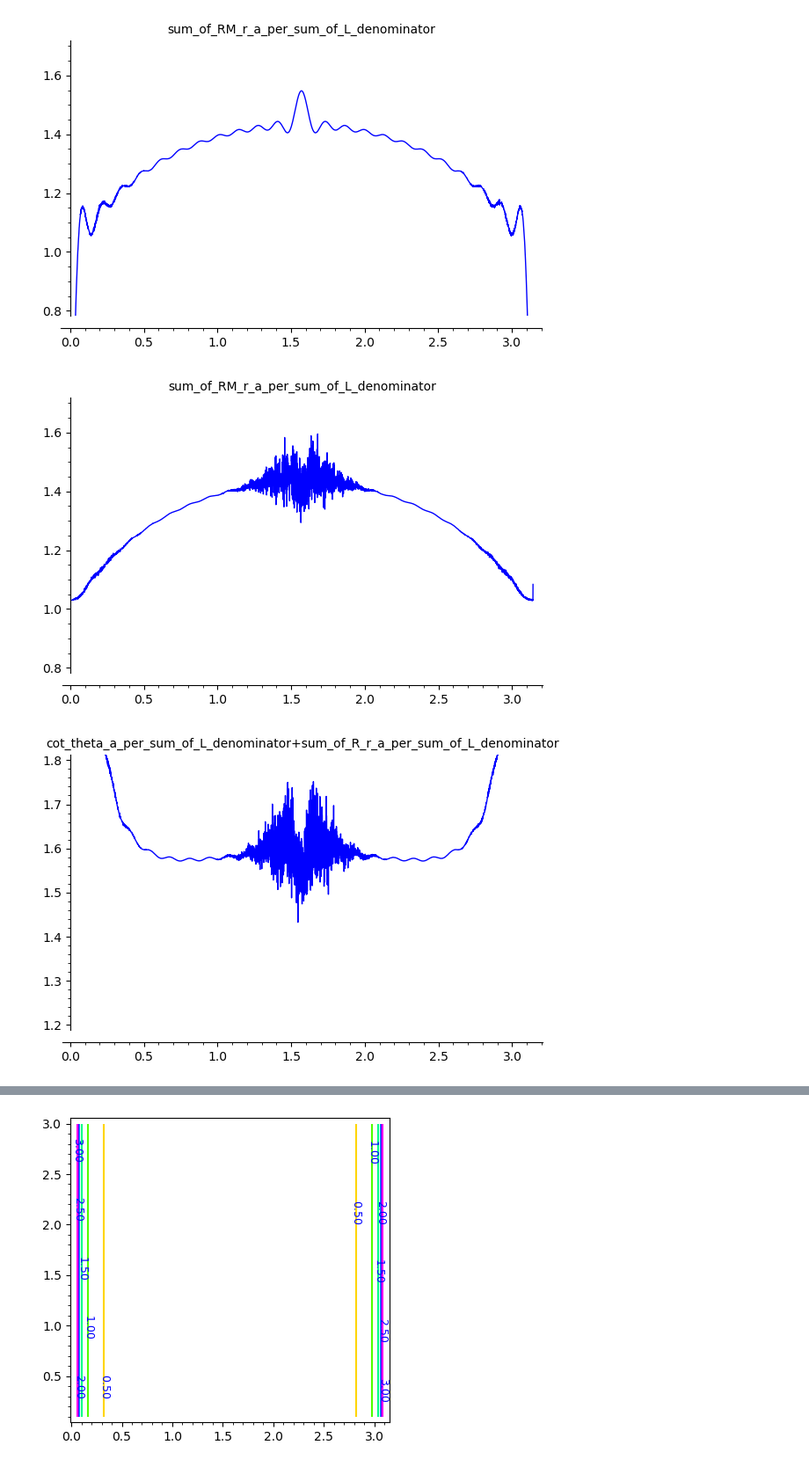
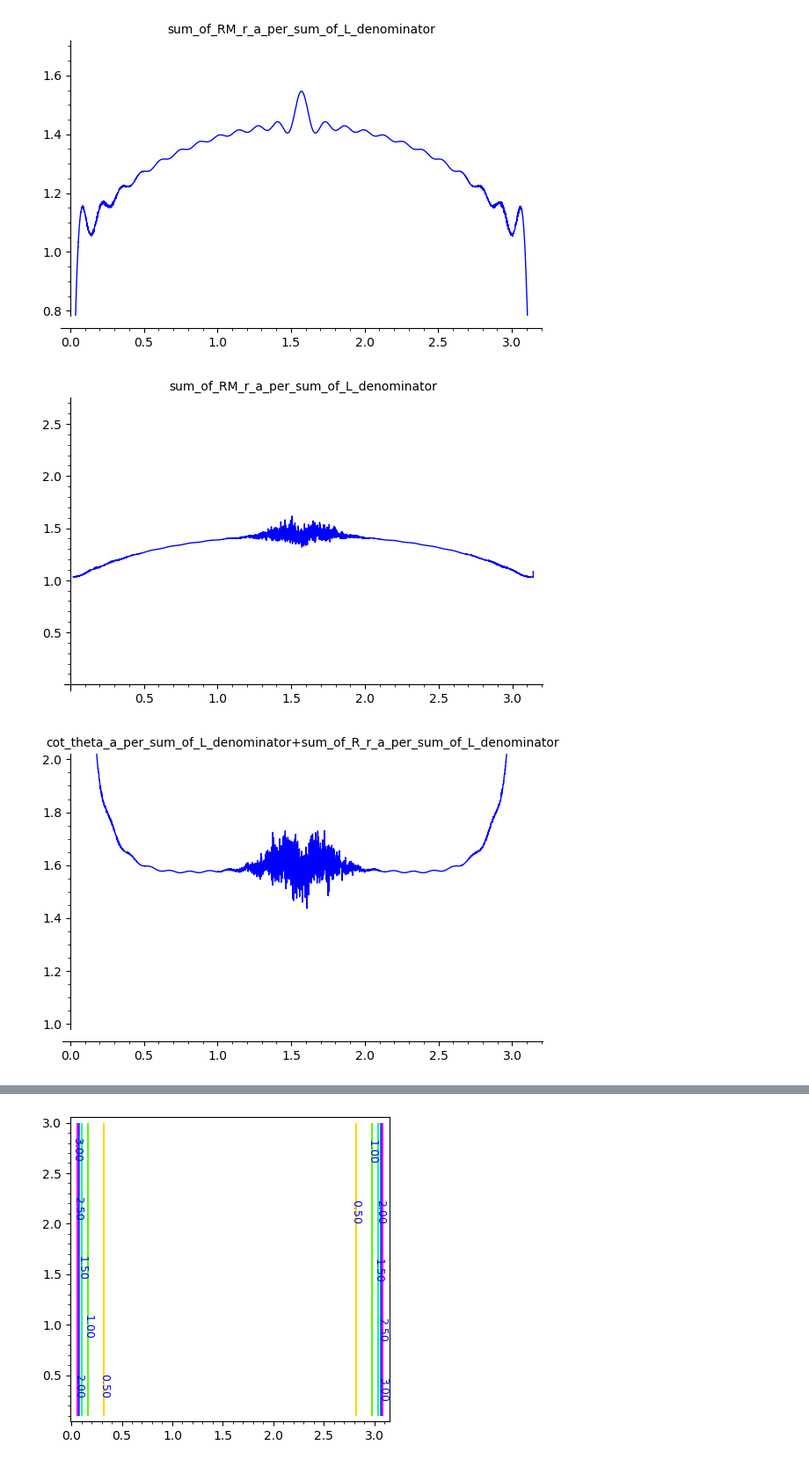
Before and after one commit to daju1/articles, a Jupyter notebook: electrostatic_vector_potential/Vector_potential_of_a_precessing_magnetic_dipole_in_spherical_coordinates.ipynb, the cells around one changed output, grey strips where cells are left out. Shown at 88% size. Cells and saved outputs as stored; diff of their text form; code cells hidden in the pictures.

```diff
--- a/electrostatic_vector_potential/Vector_potential_of_a_precessing_magnetic_dipole_in_spherical_coordinates.ipynb
+++ b/electrostatic_vector_potential/Vector_potential_of_a_precessing_magnetic_dipole_in_spherical_coordinates.ipynb
@@ -1667,15 +1697,15 @@ plot(sum_of_RM_r_a_per_L_denominator, theta_a, 0, pi,ymin=0.8,ymax=1.7).show(
 # %%
 sum_of_RM_r_a_per_sum_of_L_denominator = sum_of_RM_r_a/sum_of_L_denominator
 # %%
-plot(sum_of_RM_r_a_per_sum_of_L_denominator, theta_a, 0, pi,ymin=0.8,ymax=1.7).show(
+plot(sum_of_RM_r_a_per_sum_of_L_denominator, theta_a, 0, pi,ymin=0,ymax=2.7).show(
     title="sum_of_RM_r_a_per_sum_of_L_denominator")
 # %% [output]
-[figure, old version]
+[figure, new version]
 # %%
-plot(cot_theta_a_per_sum_of_L_denominator+sum_of_RM_r_a_per_sum_of_L_denominator, theta_a, 0., pi-0.,ymin=1.2,ymax=1.8).show(
+plot(cot_theta_a_per_sum_of_L_denominator+sum_of_RM_r_a_per_sum_of_L_denominator, theta_a, 0., pi-0.,ymin=1.0,ymax=2).show(
     title="cot_theta_a_per_sum_of_L_denominator+sum_of_R_r_a_per_sum_of_L_denominator")
 # %% [output]
-[figure, old version]
+[figure, new version]
 # %%
 exec(preparse("cot_theta_a_RM_r_a_per_sum_of_M = lambda theta_a : "
               + str(cot_theta_a_per_sum_of_L_denominator+sum_of_RM_r_a_per_sum_of_L_denominator)))
```
Also changed, not shown: parts of 23 cells of this notebook.
